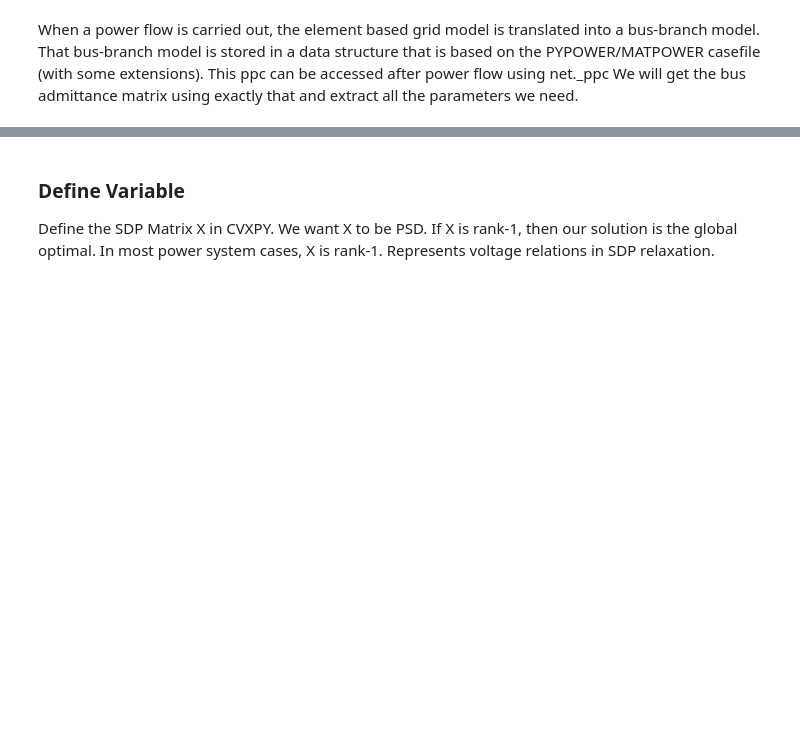
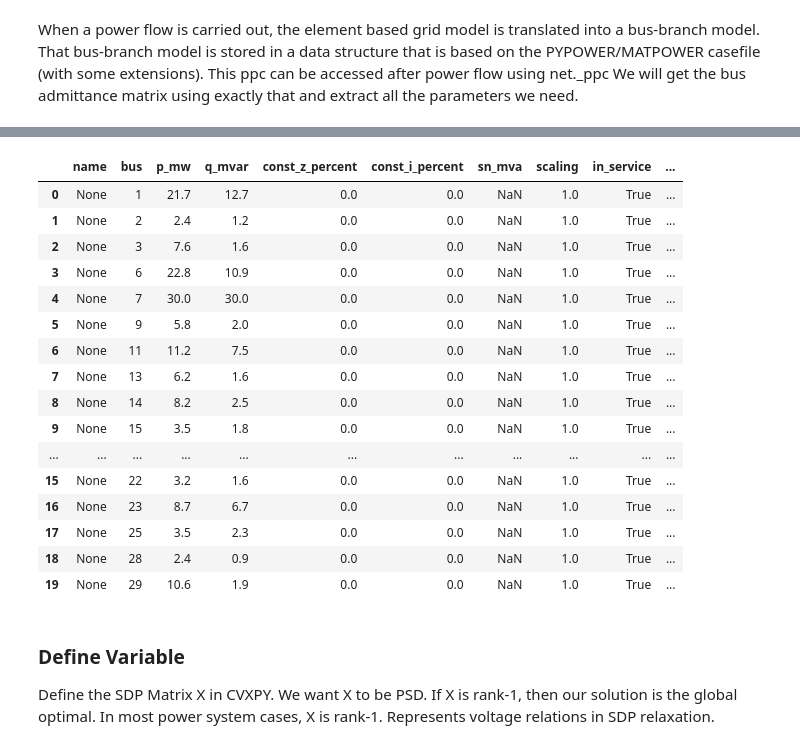
Before and after one commit to maxwang1499/SDP_OPF, a Jupyter notebook: classical-SDP-OPF.ipynb, the cells around one changed output, grey strips where cells are left out. Cells and saved outputs as stored; diff of their text form; code cells hidden in the pictures; blank space fills up the shorter version.

```diff
--- a/classical-SDP-OPF.ipynb
+++ b/classical-SDP-OPF.ipynb
@@ -120,3 +151,23 @@ array([12.7,  1.2,  1.6, 10.9, 30. ,  2. ,  7.5,  1.6,  2.5,  1.8,  5.8,
+# %%
+net.load
+# %% [output]
+|  | name | bus | p_mw | q_mvar | const_z_percent | const_i_percent | sn_mva | scaling | in_service | ... |
+| 0 | None | 1 | 21.7 | 12.7 | 0.0 | 0.0 | NaN | 1.0 | True | ... |
+| 1 | None | 2 | 2.4 | 1.2 | 0.0 | 0.0 | NaN | 1.0 | True | ... |
+| 2 | None | 3 | 7.6 | 1.6 | 0.0 | 0.0 | NaN | 1.0 | True | ... |
+| 3 | None | 6 | 22.8 | 10.9 | 0.0 | 0.0 | NaN | 1.0 | True | ... |
+| 4 | None | 7 | 30.0 | 30.0 | 0.0 | 0.0 | NaN | 1.0 | True | ... |
+| 5 | None | 9 | 5.8 | 2.0 | 0.0 | 0.0 | NaN | 1.0 | True | ... |
+| 6 | None | 11 | 11.2 | 7.5 | 0.0 | 0.0 | NaN | 1.0 | True | ... |
+| 7 | None | 13 | 6.2 | 1.6 | 0.0 | 0.0 | NaN | 1.0 | True | ... |
+| 8 | None | 14 | 8.2 | 2.5 | 0.0 | 0.0 | NaN | 1.0 | True | ... |
+| 9 | None | 15 | 3.5 | 1.8 | 0.0 | 0.0 | NaN | 1.0 | True | ... |
+| ... | ... | ... | ... | ... | ... | ... | ... | ... | ... | ... |
+| 15 | None | 22 | 3.2 | 1.6 | 0.0 | 0.0 | NaN | 1.0 | True | ... |
+| 16 | None | 23 | 8.7 | 6.7 | 0.0 | 0.0 | NaN | 1.0 | True | ... |
+| 17 | None | 25 | 3.5 | 2.3 | 0.0 | 0.0 | NaN | 1.0 | True | ... |
+| 18 | None | 28 | 2.4 | 0.9 | 0.0 | 0.0 | NaN | 1.0 | True | ... |
+| 19 | None | 29 | 10.6 | 1.9 | 0.0 | 0.0 | NaN | 1.0 | True | ... |
 # %%
 # Now, we extract network parameters
 Ybus = net._ppc["internal"]["Ybus"].todense() # Bus admittance matrix (we need todense since the matrices are stored as sparcse matrices, but dense are easier to work with)
```
Also changed, not shown: parts of 12 cells of this notebook.
